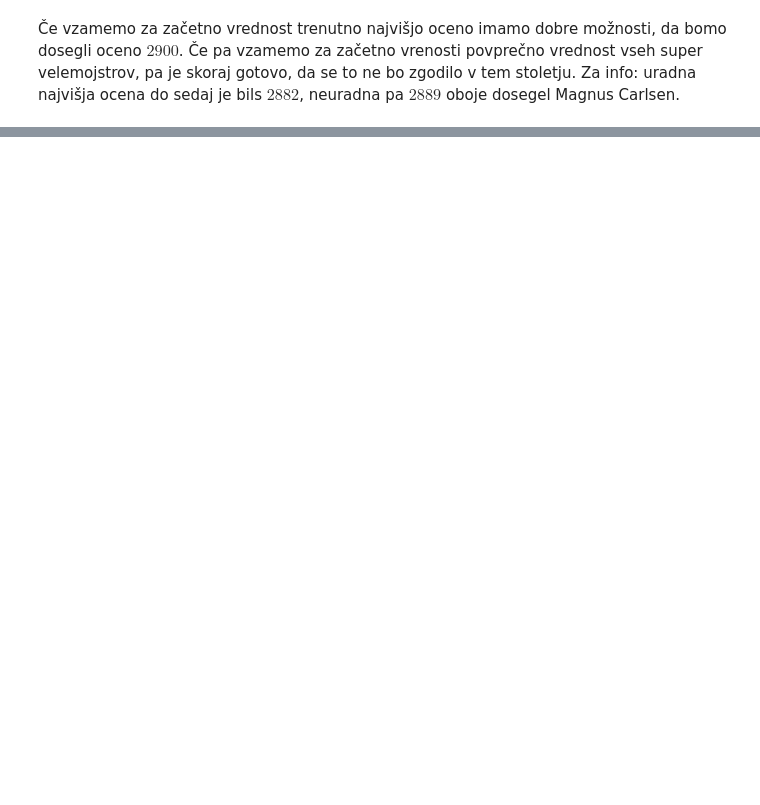
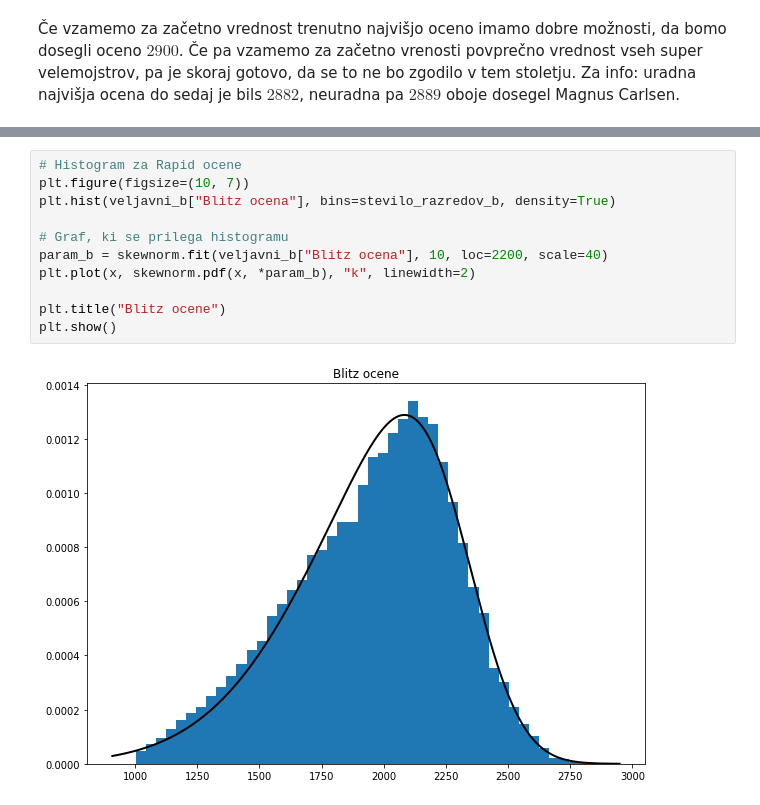
Before and after one commit to UrosKosmac123/Sahisti-sveta, a Jupyter notebook: Analiza.ipynb, the cells around one changed output, grey strips where cells are left out. Cells and saved outputs as stored; diff of their text form; blank space fills up the shorter version.

```diff
--- a/Analiza.ipynb
+++ b/Analiza.ipynb
@@ -416,0 +491,13 @@ Za info: uradna najvišja ocena do sedaj je bils $2882$, neuradna pa $2889$ oboj
+# %%
+# Histogram za Rapid ocene
+plt.figure(figsize=(10, 7))
+plt.hist(veljavni_b["Blitz ocena"], bins=stevilo_razredov_b, density=True)
+
+# Graf, ki se prilega histogramu
+param_b = skewnorm.fit(veljavni_b["Blitz ocena"], 10, loc=2200, scale=40)
+plt.plot(x, skewnorm.pdf(x, *param_b), "k", linewidth=2)
+
+plt.title("Blitz ocene")
+plt.show()
+# %% [output]
+[figure, added]
```
Also changed, not shown: parts of 20 cells of this notebook.
